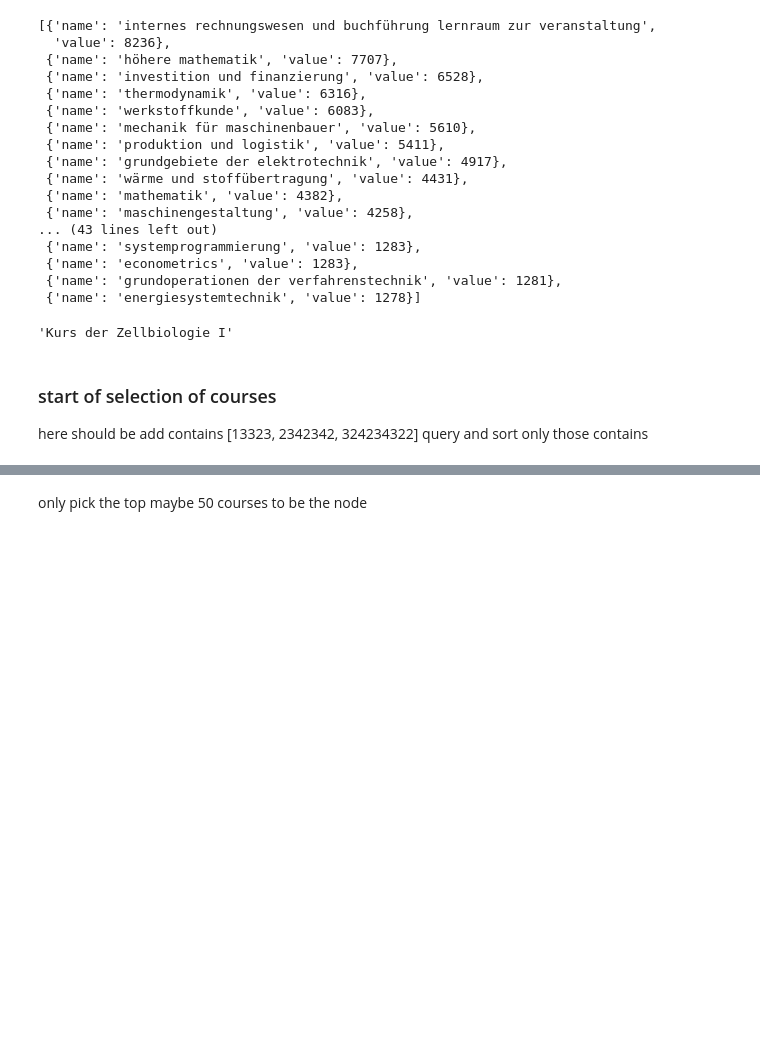
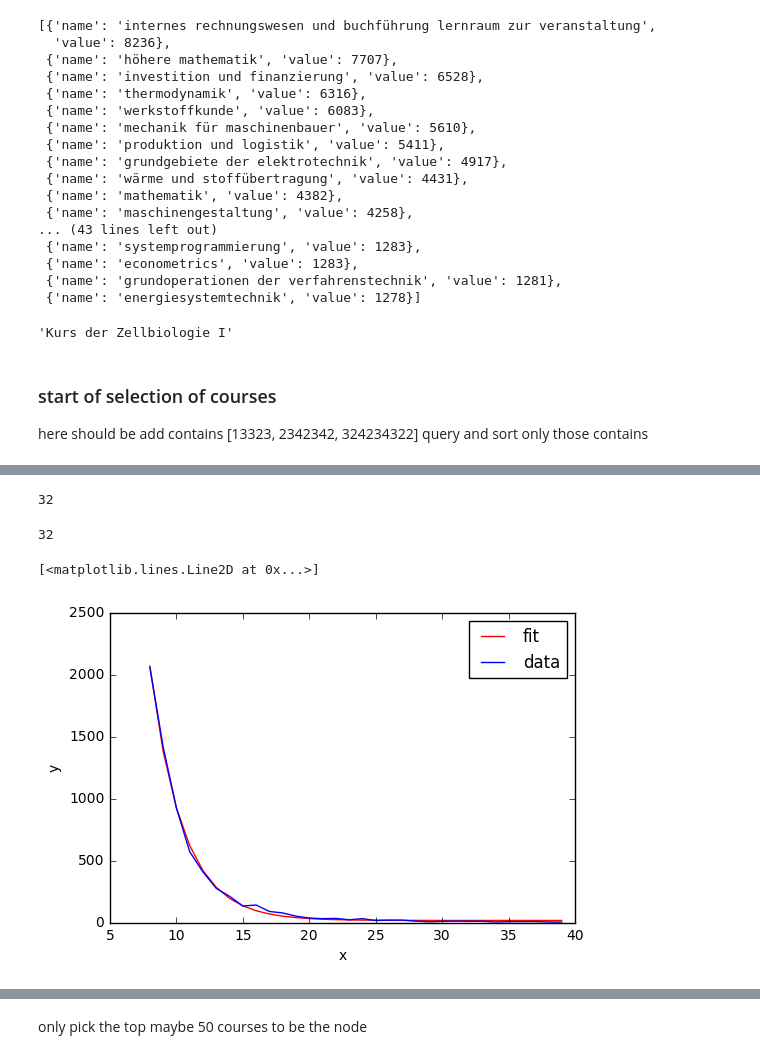
Before and after one commit to Wizna/Lab-visual-frontend, a Jupyter notebook: data visualization/Lab_visual_tryout_ground/fp_word_cloud.ipynb, the cells around one changed output, grey strips where cells are left out. Drawn from its saved outputs; the diff is of its cells as text; code cells hidden in the pictures; blank space fills up the shorter version.

```diff
--- a/data visualization/Lab_visual_tryout_ground/fp_word_cloud.ipynb
+++ b/data visualization/Lab_visual_tryout_ground/fp_word_cloud.ipynb
@@ -625,0 +711,8 @@ listforfp[:200]
+# %%
+len(X)
+# %% [output]
+32
+# %%
+len(Y)
+# %% [output]
+32
@@ -625,0 +726,15 @@ listforfp[:200]
+# %%
+X= np.array(X)
+Y= np.array(Y)
+popt, pcov = curve_fit(func, X, Y)
+plt.plot(X, func(X, *popt), 'r-', label='fit')
+plt.plot(X, Y, 'b-', label='data')
+# %% [output]
+[<matplotlib.lines.Line2D at 0x...>]
+# %%
+plt.xlabel('x')
+plt.ylabel('y')
+plt.legend()
+plt.show()
+# %% [output]
+[figure, added]
```
Also changed, not shown: parts of 55 cells of this notebook, 8 other files.
